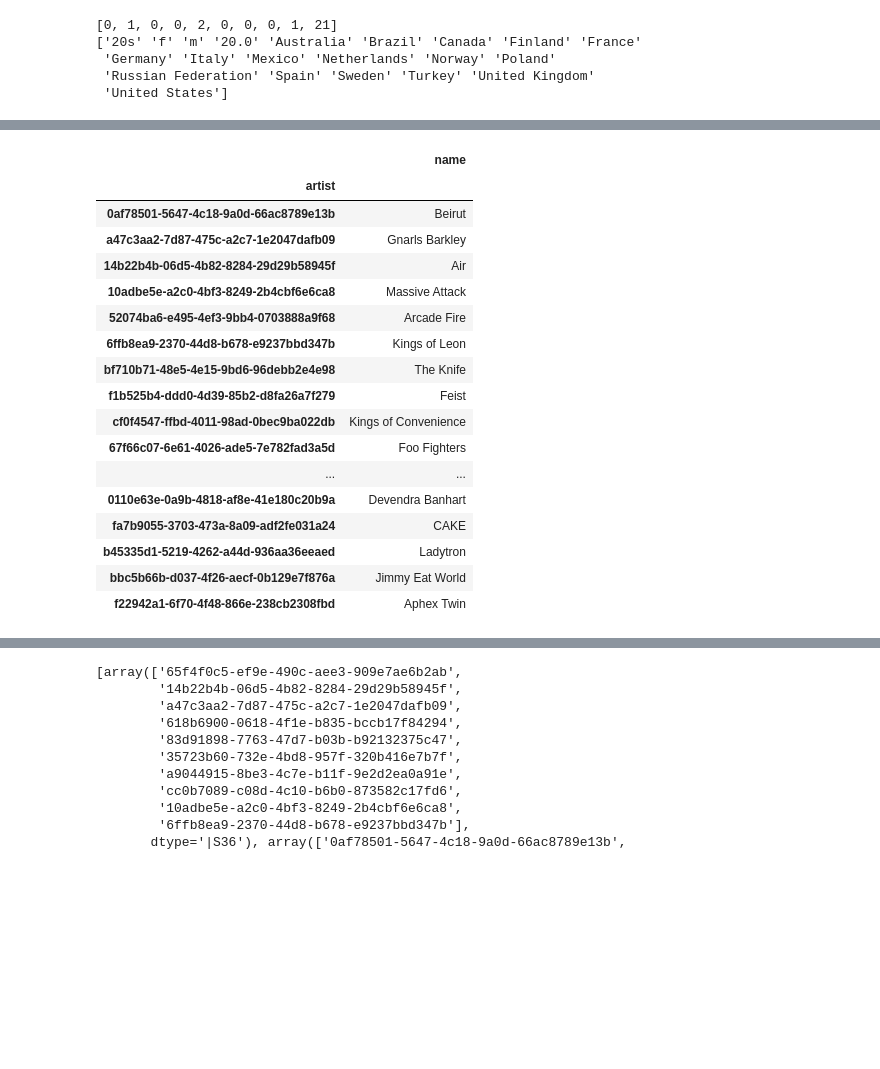
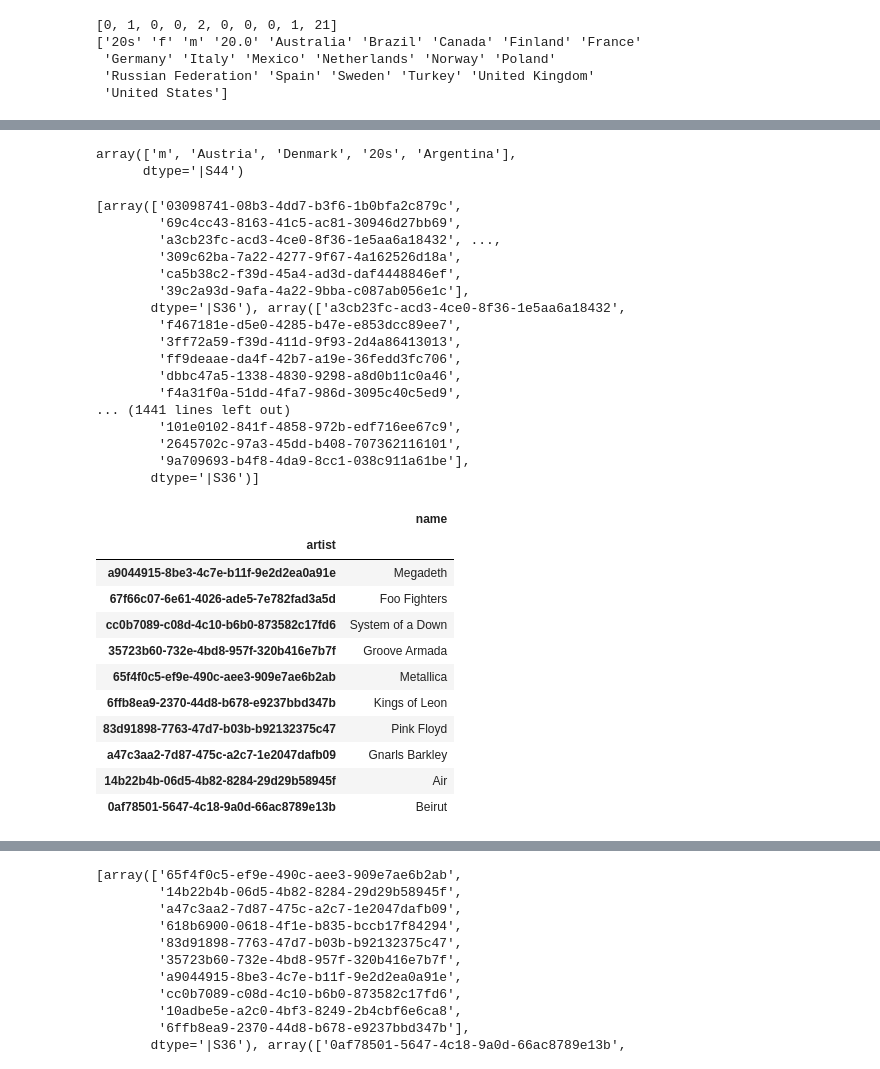
Before and after one commit to madhuvijay95/cs181-practical3, a Jupyter notebook: madhu.ipynb, the cells around one changed output, grey strips where cells are left out. Saved outputs shown, nothing was run; the diff lists cells and outputs as text; code cells hidden in the pictures; blank space fills up the shorter version.

```diff
--- a/madhu.ipynb
+++ b/madhu.ipynb
@@ -123,2 +127,6 @@ print np.array(cols)[pca.components_[9]!=0]
 # %%
-nmf = NMF(n_components=10, init='nndsvd', l1_ratio=1)
+nmf = NMF(n_components=50, init='nndsvd', alpha=0.5, l1_ratio=0.5)
+# %%
+%%time
+W = nmf.fit_transform(m)
+H = nmf.components_
@@ -125,4 +170,4 @@ nmf = NMF(n_components=10, init='nndsvd', l1_ratio=1)
 # %%
 %%time
-nmf.fit(m)
+W = nmf.transform(m)
 # %% [output]
@@ -140,25 +245,46 @@ dim0 = [tup for tup in enumerate(check_max.sum(axis=1)) if tup[1]==1][0][0]
 dim1 = [tup for tup in enumerate(check_max.sum(axis=0)) if tup[1]==1][0][0]
 assert(nmf.components_[dim0,dim1] == np.max(nmf.components_[:,364:]))
 # %%
-best_indices = map(lambda v : list(bn.argpartsort(-v,20)[0:20]), nmf.components_[:,364:])
+num_best = 5
+best_indices = map(lambda v : list(bn.argpartsort(-v,num_best)[0:num_best]), nmf.components_[:,0:364])
+np.array(cols)[best_indices[0]]
+# %% [output]
+array(['m', 'Austria', 'Denmark', '20s', 'Argentina'],
+      dtype='|S44')
+# %%
+[np.array(cols[364:])[row] for row in nmf.components_[:,364:] > 0]
+# %% [output]
+[array(['03098741-08b3-4dd7-b3f6-1b0bfa2c879c',
+        '69c4cc43-8163-41c5-ac81-30946d27bb69',
+        'a3cb23fc-acd3-4ce0-8f36-1e5aa6a18432', ...,
+        '309c62ba-7a22-4277-9f67-4a162526d18a',
+        'ca5b38c2-f39d-45a4-ad3d-daf4448846ef',
+        '39c2a93d-9afa-4a22-9bba-c087ab056e1c'],
+       dtype='|S36'), array(['a3cb23fc-acd3-4ce0-8f36-1e5aa6a18432',
+        'f467181e-d5e0-4285-b47e-e853dcc89ee7',
+        '3ff72a59-f39d-411d-9f93-2d4a86413013',
+        'ff9deaae-da4f-42b7-a19e-36fedd3fc706',
+        'dbbc47a5-1338-4830-9298-a8d0b11c0a46',
+        'f4a31f0a-51dd-4fa7-986d-3095c40c5ed9',
+... (1441 lines left out)
+        '101e0102-841f-4858-972b-edf716ee67c9',
+        '2645702c-97a3-45dd-b408-707362116101',
+        '9a709693-b4f8-4da9-8cc1-038c911a61be'],
+       dtype='|S36')]
 # %%
-artist_df.set_index('artist').loc[np.array(cols[364:])[np.array(best_indices[9])],:]
+num_best = 10
+best_indices = map(lambda v : list(bn.argpartsort(-v,num_best)[0:num_best]), nmf.components_[:,364:])
+artist_df.set_index('artist').loc[np.array(cols[364:])[np.array(best_indices[0])],:]
 # %% [output]
 |  | name |
 | artist |  |
-| 0af78501-5647-4c18-9a0d-66ac8789e13b | Beirut |
+| a9044915-8be3-4c7e-b11f-9e2d2ea0a91e | Megadeth |
+| 67f66c07-6e61-4026-ade5-7e782fad3a5d | Foo Fighters |
+| cc0b7089-c08d-4c10-b6b0-873582c17fd6 | System of a Down |
+| 35723b60-732e-4bd8-957f-320b416e7b7f | Groove Armada |
+| 65f4f0c5-ef9e-490c-aee3-909e7ae6b2ab | Metallica |
+| 6ffb8ea9-2370-44d8-b678-e9237bbd347b | Kings of Leon |
+| 83d91898-7763-47d7-b03b-b92132375c47 | Pink Floyd |
 | a47c3aa2-7d87-475c-a2c7-1e2047dafb09 | Gnarls Barkley |
 | 14b22b4b-06d5-4b82-8284-29d29b58945f | Air |
-| 10adbe5e-a2c0-4bf3-8249-2b4cbf6e6ca8 | Massive Attack |
-| 52074ba6-e495-4ef3-9bb4-0703888a9f68 | Arcade Fire |
-| 6ffb8ea9-2370-44d8-b678-e9237bbd347b | Kings of Leon |
-| bf710b71-48e5-4e15-9bd6-96debb2e4e98 | The Knife |
-| f1b525b4-ddd0-4d39-85b2-d8fa26a7f279 | Feist |
-| cf0f4547-ffbd-4011-98ad-0bec9ba022db | Kings of Convenience |
-| 67f66c07-6e61-4026-ade5-7e782fad3a5d | Foo Fighters |
-| ... | ... |
-| 0110e63e-0a9b-4818-af8e-41e180c20b9a | Devendra Banhart |
-| fa7b9055-3703-473a-8a09-adf2fe031a24 | CAKE |
-| b45335d1-5219-4262-a44d-936aa36eeaed | Ladytron |
-| bbc5b66b-d037-4f26-aecf-0b129e7f876a | Jimmy Eat World |
-| f22942a1-6f70-4f48-866e-238cb2308fbd | Aphex Twin |
+| 0af78501-5647-4c18-9a0d-66ac8789e13b | Beirut |
```
Also changed, not shown: parts of 55 cells of this notebook.
